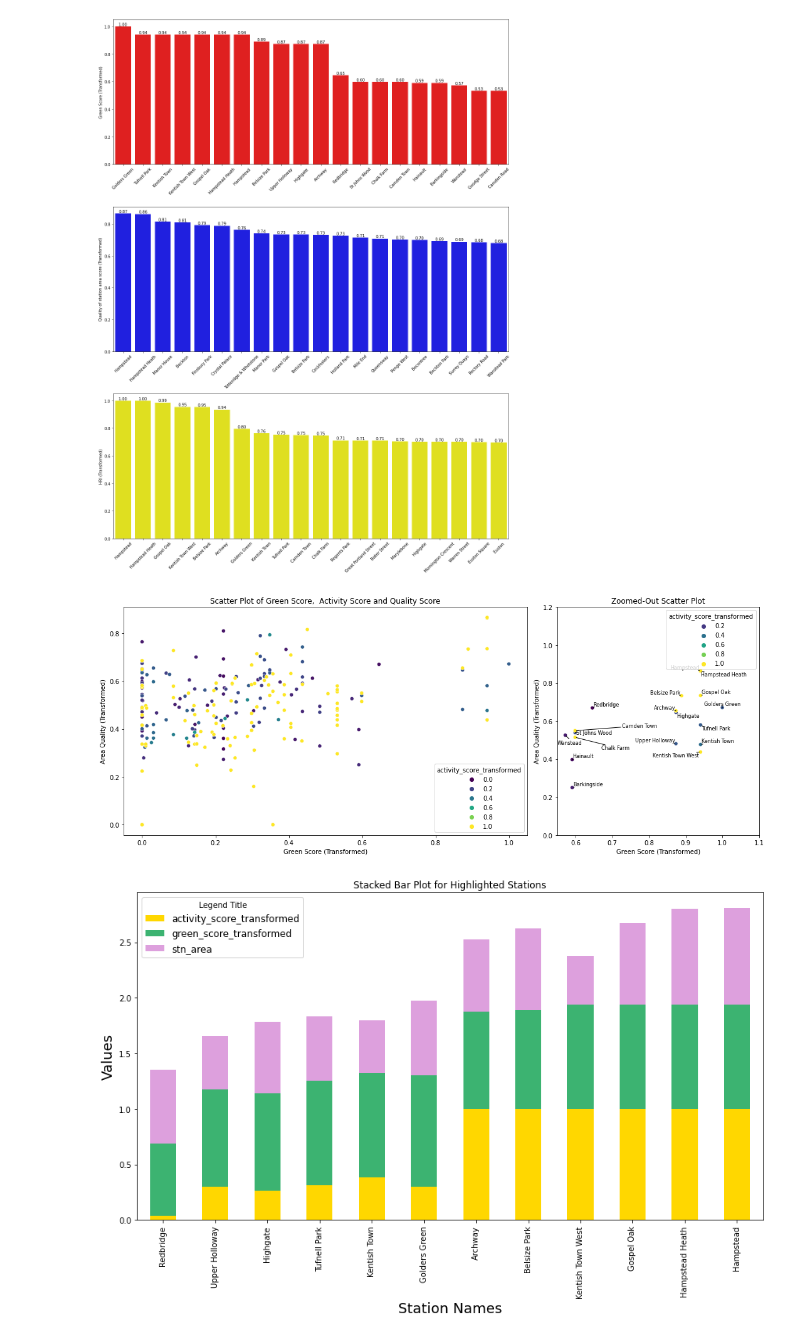
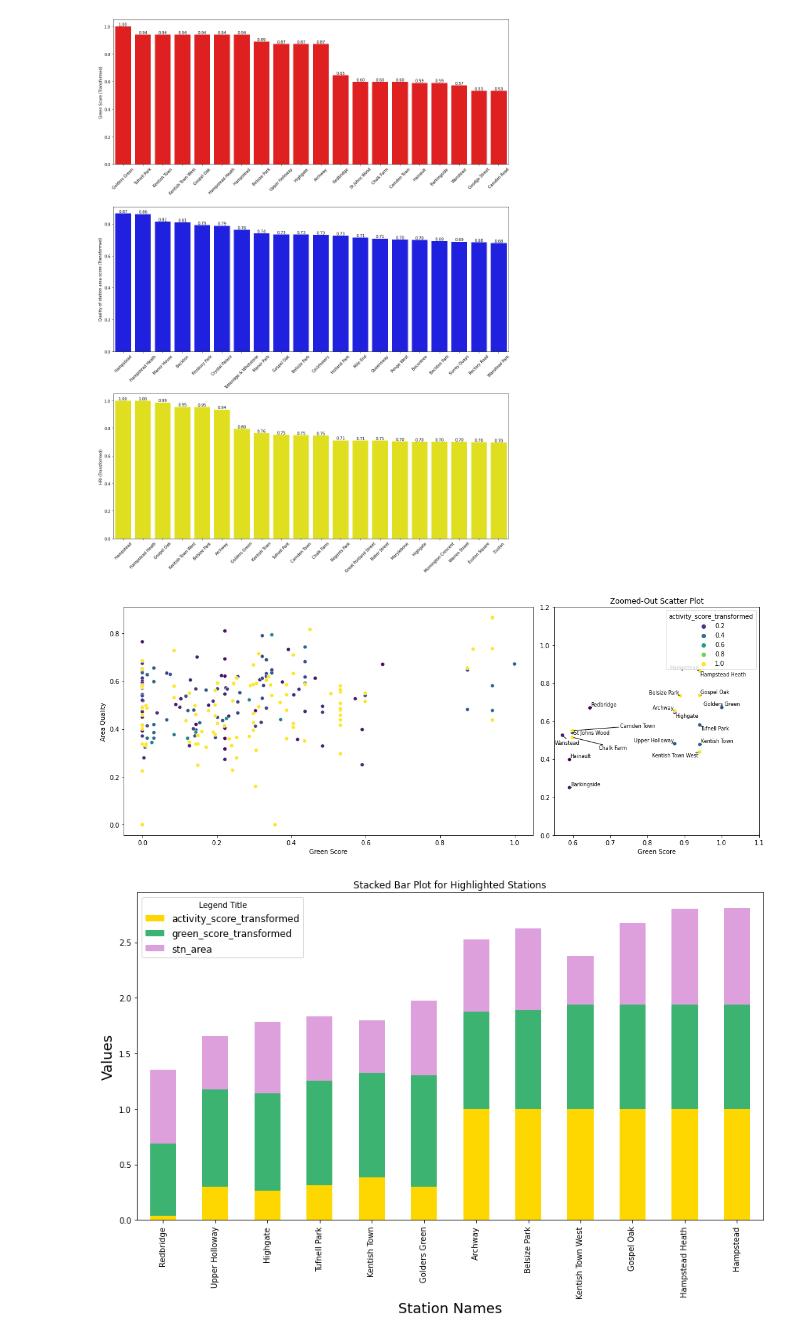
Before and after one commit to asdfgukyu/dissertation, a Jupyter notebook: Stage_2.ipynb, the cells around one changed output. Saved outputs shown, nothing was run; the diff lists cells and outputs as text; code cells hidden in the pictures.

```diff
--- a/Stage_2.ipynb
+++ b/Stage_2.ipynb
@@ -1071,36 +1100,36 @@ plt.show()
 # %%
 # Create a figure with two subplots side by side
 fig, axes = plt.subplots(1, 2, figsize=(15, 6), gridspec_kw={'width_ratios': [2, 1]})
 
 # Plot the original scatter plot on the left subplot without point labels
-sns.scatterplot(data=transformed_df, x="green_score_transformed", y="stn_area", hue="activity_score_transformed", sizes=(20, 200), ax=axes[0], palette="viridis")
-axes[0].set_title("Scatter Plot of Green Score,  Activity Score and Quality Score")
-axes[0].set_xlabel("Green Score (Transformed)")
-axes[0].set_ylabel("Area Quality (Transformed)")
+sns.scatterplot(data=transformed_df, x="green_score_transformed", y="stn_area", hue="activity_score_transformed", sizes=(20, 200), ax=axes[0], palette="viridis",legend = False)
+# axes[0].set_title("Scatter Plot of Green Score,  Activity Score and Quality Score")
+axes[0].set_xlabel("Green Score")
+axes[0].set_ylabel("Area Quality")
 
 # Plot the zoomed-out scatter plot on the right subplot
 zoomed_out_df = transformed_df[(transformed_df['green_score_transformed'] >= 0.55) & (transformed_df['stn_area'] >= 0.2)]
 scatter_plot = sns.scatterplot(data=zoomed_out_df, x="green_score_transformed", y="stn_area", hue="activity_score_transformed", sizes=(10, 100), ax=axes[1], palette="viridis")
 scatter_plot.set_title("Zoomed-Out Scatter Plot")
-scatter_plot.set_xlabel("Green Score (Transformed)")
-scatter_plot.set_ylabel("Area Quality (Transformed)")
+scatter_plot.set_xlabel("Green Score")
+scatter_plot.set_ylabel("")
 scatter_plot.set_xlim(0.55, 1.1)
 scatter_plot.set_ylim(0, 1.2)
 
 # Add overlapping labels to the zoom-out plot
 texts = []
 for index, row in zoomed_out_df.iterrows():
     texts.append(plt.text(row['green_score_transformed'], row['stn_area'], row['buffer_name'], fontsize=8))
 
 adjust_text(texts, ax=scatter_plot, arrowprops=dict(arrowstyle='-', color='black'))
 
 plt.savefig("output/Index_scatter.png")
 
 # Show the plots side by side
 plt.tight_layout()
 plt.show()
 # %% [output]
-[figure, old version]
+[figure, new version]
 # %%
 hlight = ['Hampstead', 'Hampstead Heath', 'Gospel Oak', 'Golders Green', 'Belsize Park',
           'Tufnell Park', 'Kentish Town','Kentish Town West', 'Redbridge',
```
Also changed, not shown: parts of 16 cells of this notebook.
